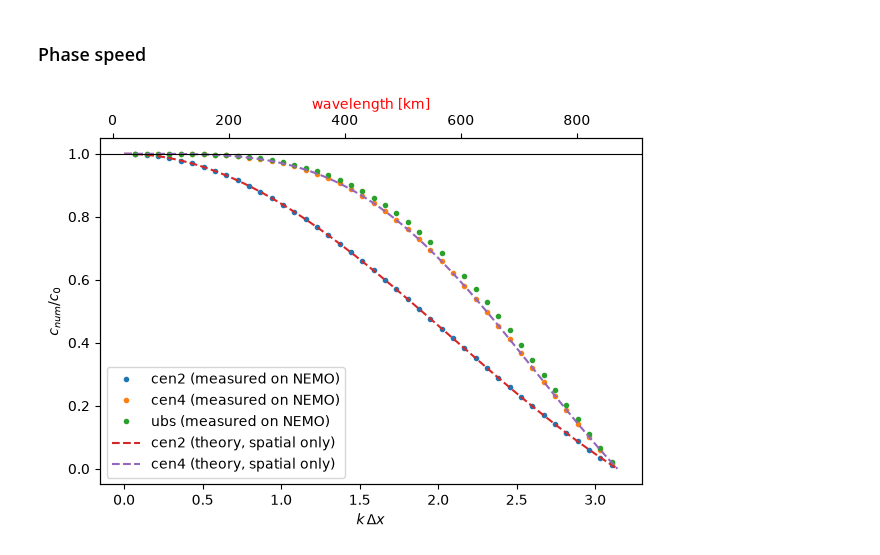
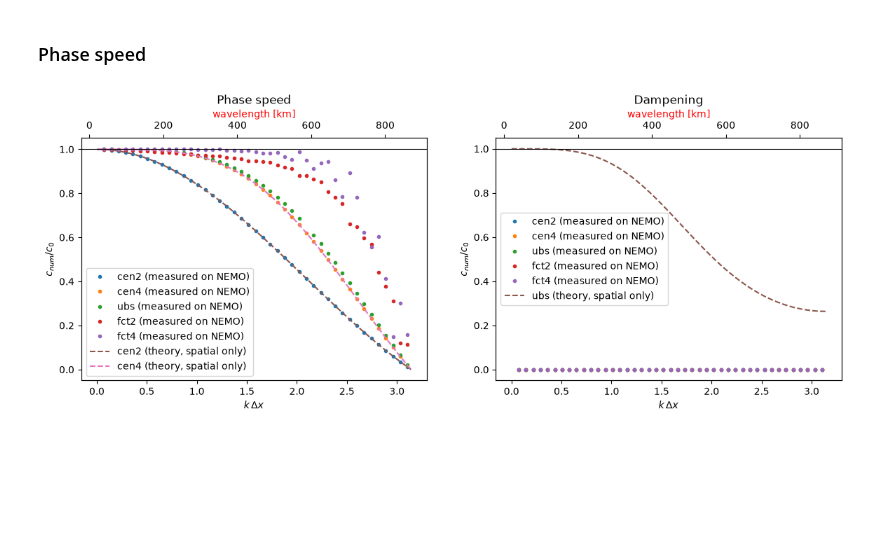
Before and after one commit to justinebuisson606/NEMO_Demonstrators, a Jupyter notebook: Demonstrator 1.ipynb, the cells around one changed output. Saved outputs shown, nothing was run; the diff lists cells and outputs as text; code cells hidden in the pictures; blank space fills up the shorter version.

Commit message:
Adding titles and subtitles

```diff
--- a/Demonstrator 1.ipynb
+++ b/Demonstrator 1.ipynb
@@ -374,7 +384,7 @@ for i,t in enumerate(t_list):
     ax[0][i].set_title(f' Salinity value along the x-axis at t={t} hours')
     ax[1][i].set_xlabel('x')
     ax[1][i].set_ylabel('psu')
-    ax[1][i].set_ylim(-3,3)
+    ax[1][i].set_ylim(-4,4)
     ax[1][i].set_title(f' Salinity anomaly along the x-axis at t={t} hours')
 
 
@@ -401,8 +411,8 @@ axes_salt2c.set_xlabel('t')
 
 axes_salt2c.legend()
 # %%
-schemes = {'cen2': cen2, 'cen4': cen4, 'ubs': ubs}
-fields = {n: ds['soce'].isel(y_grid_T=50, deptht=0).values - 35
+schemes = {'cen2': cen2, 'cen4': cen4, 'ubs': ubs, 'fct2' : fct2, 'fct4' : fct4}
+fields = {n: ds['soce'].isel(y_grid_T=50, deptht=0).values
           for n, ds in schemes.items()}
 # %% [markdown]
 ### Phase speed
@@ -415,47 +425,72 @@ k_max = theta_max/dx
 
 def phase_speed(f, dx, dt):
     """f[t, x] -> k, c(k) mesuré par la rotation de phase entre pas de temps."""
     F = np.fft.rfft(f - f.mean(axis=1, keepdims=True), axis=1)
     k = 2*np.pi*np.fft.rfftfreq(f.shape[1], dx)
-    dphi = np.angle(F[1:] / F[:-1])          # = -ω dt with numpy convention
+    dphi = np.angle(F[1:] / F[:-1])
+    A = np.abs (F[1:] / F[:-1])# = -ω dt with numpy convention
     w = np.abs(F[1:] * F[:-1])               # amplitude weighting
     c = np.full(k.shape, np.nan)
+    D = np.full(k.shape, np.nan)
     for i in range(1, len(k)):
         c[i] = -np.sum(w[:, i] * dphi[:, i]) / (np.sum(w[:, i]) * k[i] * dt)
-    return k, c
+        D[i] = np.mean(A[:, i])/dt
+    return k, c, D
 
 theta = np.linspace(1e-3, theta_max, 400)                       # θ = k·dx
-theory = { #theoretical expression of c_p = ω/k for CEN2 and CEN4 for spatial discretisation only
+theory_cp  = { #theoretical expression of c_p = ω/k for CEN2 and CEN4 for spatial discretisation only
     'cen2': np.sin(theta) / theta,
     'cen4': (4/3*np.sin(theta) - 1/6*np.sin(2*theta)) / theta}
+theory_D = { #theoretical expression of c_p = ω/k for CEN2 and CEN4 for spatial discretisation only
+    'ubs': np.exp(-1/3*(1-np.cos(theta))**2)}
 
-fig, ax = plt.subplots(figsize=(7, 4.5))
-ax2 = ax.twiny()
+fig, ax = plt.subplots(1, 2, figsize=(14, 4.5))
+ax2 = ax[0].twiny()
+ax3 = ax[1].twiny()
+
+
+
 for name, f in fields.items():
-    k, c = phase_speed(f, dx, dt)
+    k, c, D = phase_speed(f, dx, dt)
     k=k[ k < k_max]
     c = c[:len(k)]
-    ax.plot(k*dx, c / c0, '.', label=f'{name} (measured on NEMO)')
+    ax[0].plot(k*dx, c / c0, '.', label=f'{name} (measured on NEMO)')
     wavelength = 2*np.pi/k/1000
     ax2.plot(wavelength, c / c0, '.',  alpha = 0, label=f'{name} (measured on NEMO)')
+    ax[1].plot(k*dx, D, '.', label=f'{name} (measured on NEMO)')
+    ax3.plot(wavelength, D, '.',  alpha = 0, label=f'{name} (measured on NEMO)')
 
 
-for name, c_th in theory.items():
-    ax.plot(theta, c_th, '--', label=f'{name} (theory, spatial only)')
-ax.axhline(1, color='k', lw=0.8)
-ax.set_xlabel(r'$k\,\Delta x$')
+
+
+for name, c_th in theory_cp.items():
+    ax[0].plot(theta, c_th, '--', label=f'{name} (theory, spatial only)')
+for name, c_th in theory_D.items():
+    ax[1].plot(theta, c_th, '--', label=f'{name} (theory, spatial only)')
+
+ax[0].axhline(1, color='k', lw=0.8)
+ax[0].set_xlabel(r'$k\,\Delta x$')
 ax2.set_xlabel('wavelength [km]', color='r')
-ax.set_ylabel(r'$c_{num}/c_0$')
+ax[0].set_ylabel(r'$c_{num}/c_0$')
+ax[0].set_title(r'Phase speed')
+
+ax[1].axhline(1, color='k', lw=0.8)
+ax[1].set_xlabel(r'$k\,\Delta x$')
+ax3.set_xlabel('wavelength [km]', color='r')
+ax[1].set_ylabel(r'$c_{num}/c_0$')
+ax[1].set_title(r'Dampening')
+
 
 # Création du deuxième axe X en haut
 
 
 # Secondary X-axis to show the wavelength scale
 
-ax.legend()
+ax[0].legend()
+ax[1].legend()
 plt.show()
 # %% [output]
-[figure, old version]
+[figure, new version]
 # %%
 cen2.close()
 ubs.close()
```
Also changed, not shown: parts of 8 cells of this notebook, 6 other files.
